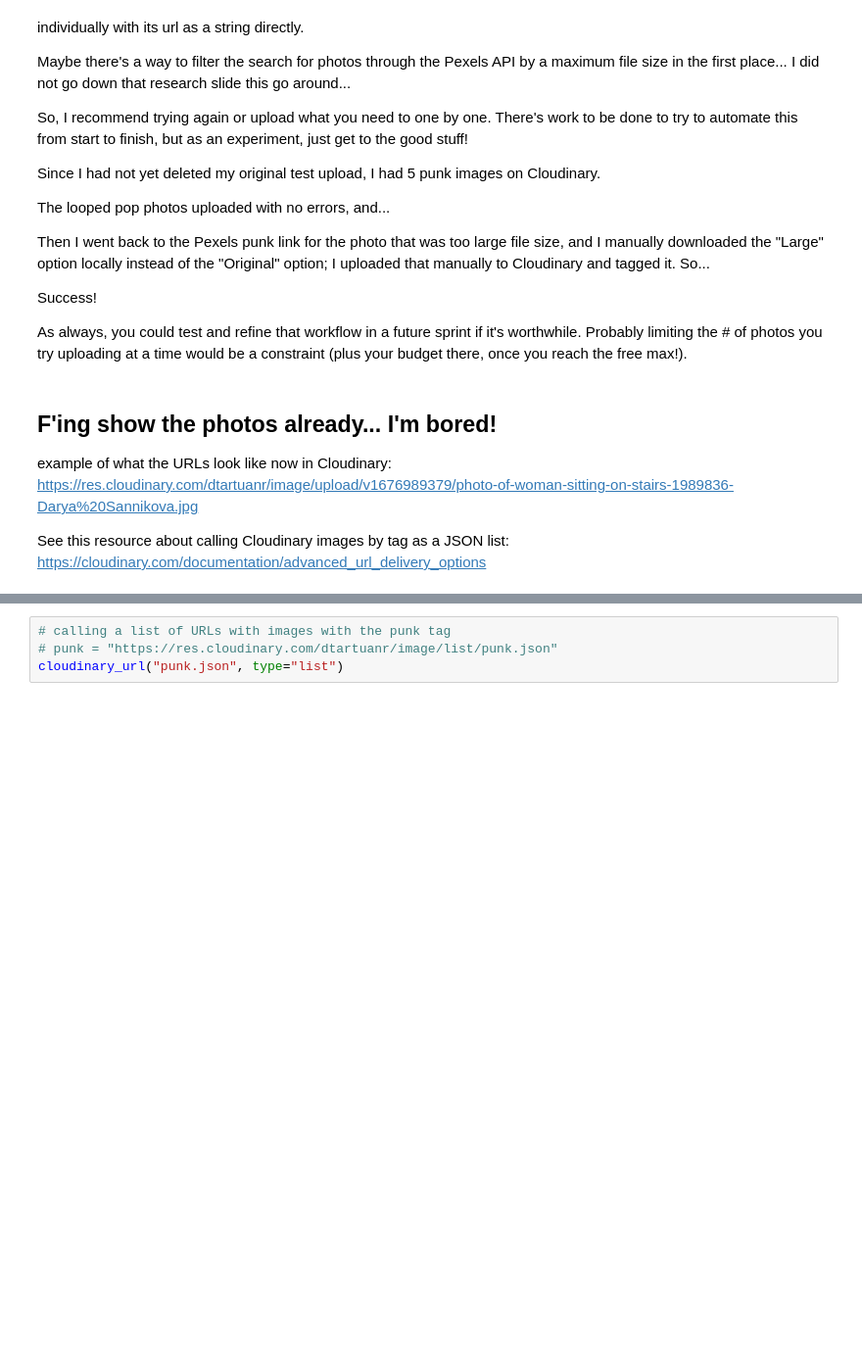
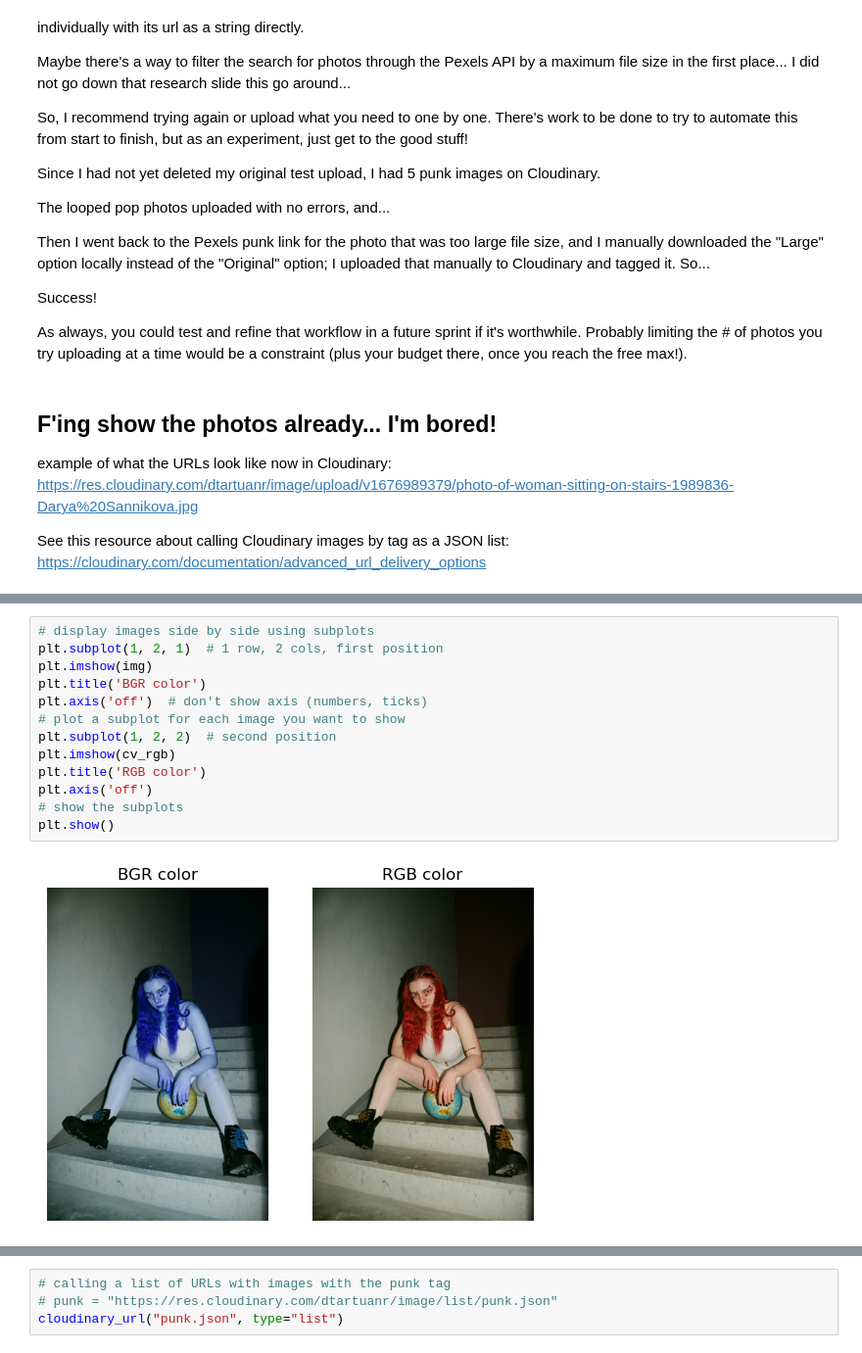
Before and after one commit to Data-Design-Dimension/color, a Jupyter notebook: color_quantization_from_url.ipynb, the cells around one changed output, grey strips where cells are left out. Shown at 98% size. Cells and saved outputs as stored; diff of their text form; blank space fills up the shorter version.

```diff
--- a/color_quantization_from_url.ipynb
+++ b/color_quantization_from_url.ipynb
@@ -321,0 +367,15 @@ https://cloudinary.com/documentation/advanced_url_delivery_options
+# %%
+# display images side by side using subplots
+plt.subplot(1, 2, 1)  # 1 row, 2 cols, first position
+plt.imshow(img)
+plt.title('BGR color')
+plt.axis('off')  # don't show axis (numbers, ticks)
+# plot a subplot for each image you want to show
+plt.subplot(1, 2, 2)  # second position
+plt.imshow(cv_rgb)
+plt.title('RGB color')
+plt.axis('off')
+# show the subplots
+plt.show()
+# %% [output]
+[figure, added]
```
Also changed, not shown: parts of 25 cells of this notebook, 1 other file.
